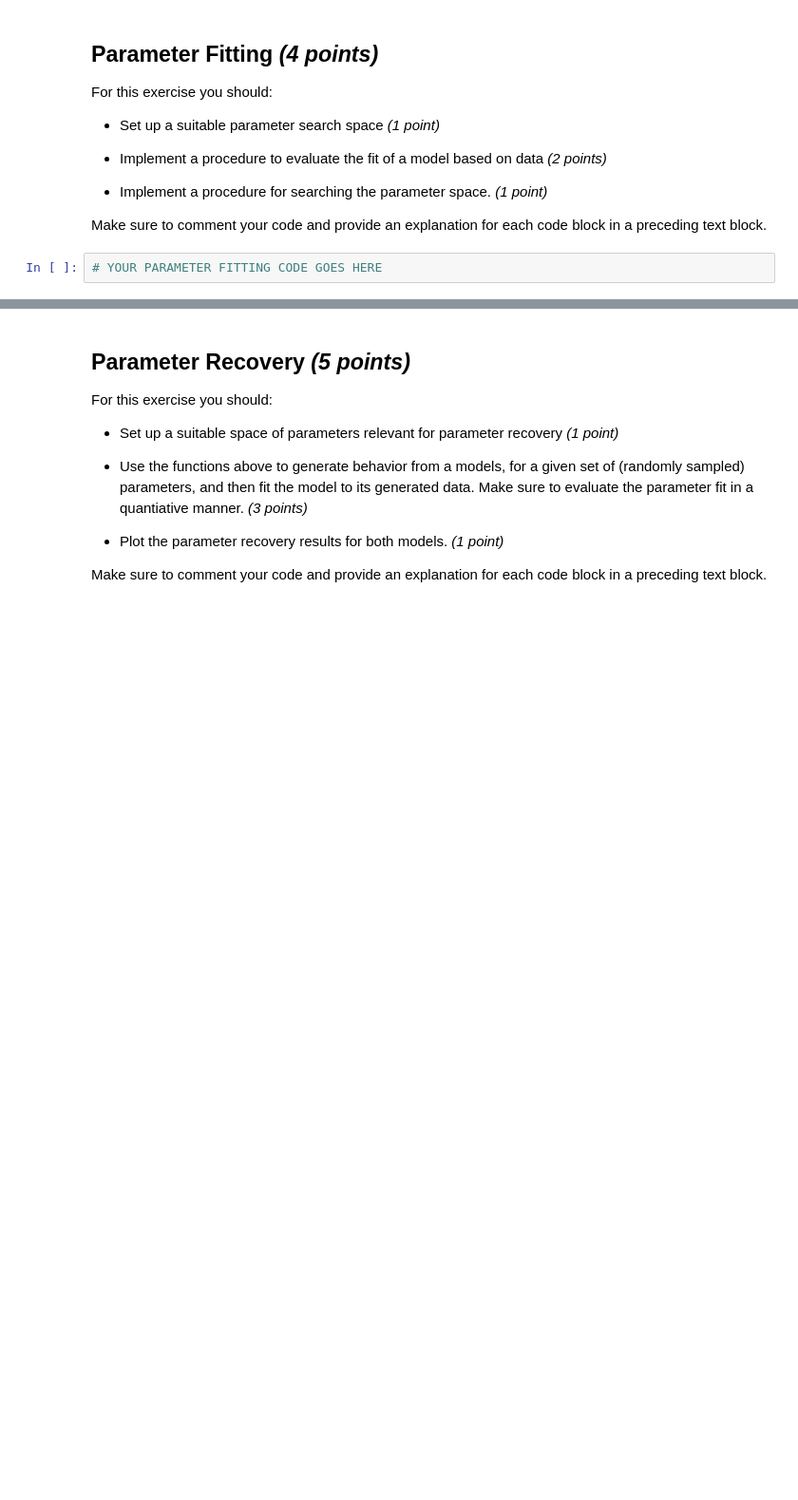
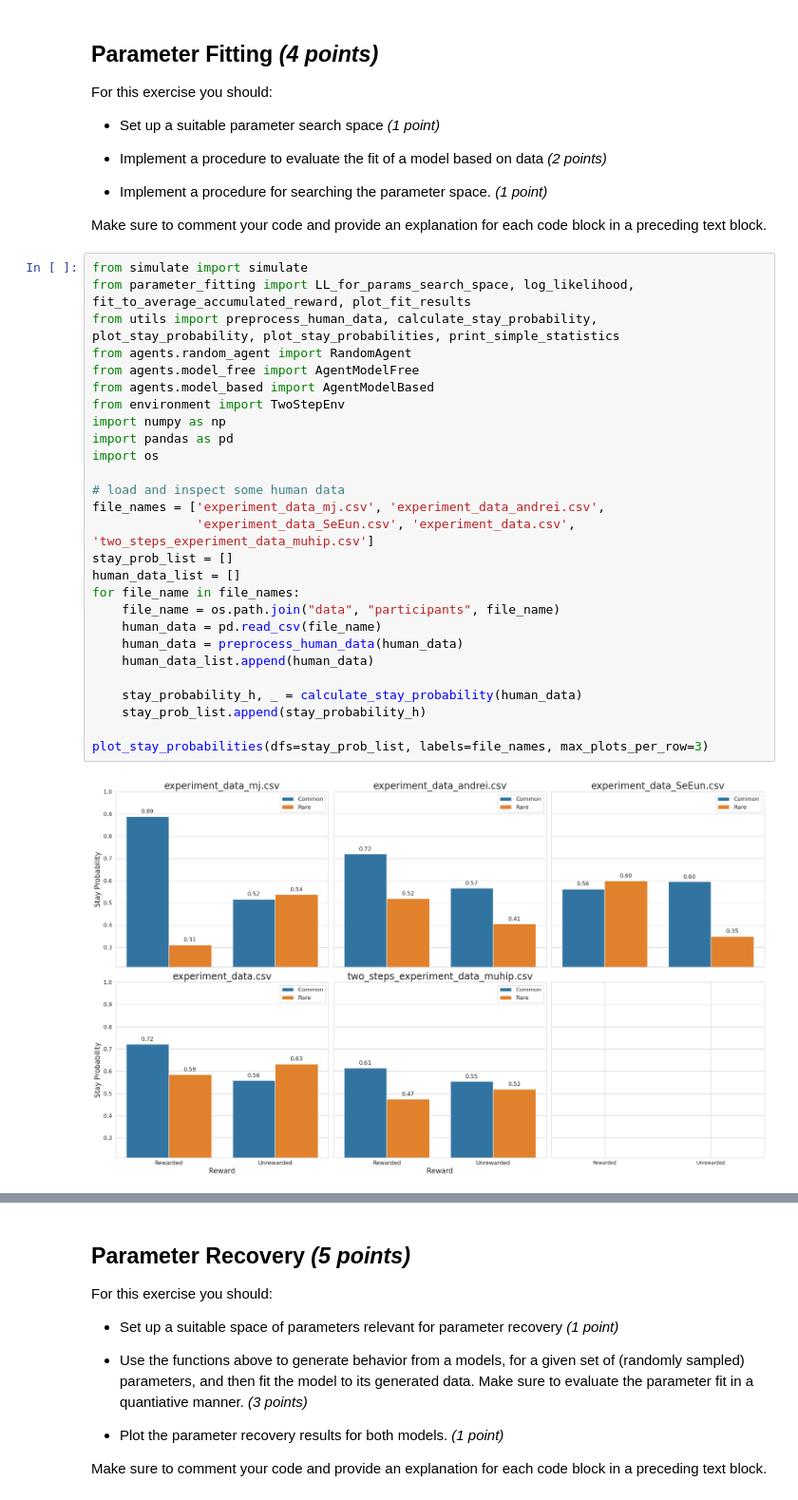
Before and after one commit to imtezcan/rl-twoStepTask, a Jupyter notebook: modeling_procedure.ipynb, the cells around one changed output, grey strips where cells are left out. Shown at 95% size. Cells and saved outputs as stored; diff of their text form; blank space fills up the shorter version.

```diff
--- a/modeling_procedure.ipynb
+++ b/modeling_procedure.ipynb
@@ -178,5 +189,32 @@ For this exercise you should:
 *   Implement a procedure for searching the parameter space. *(1 point)*
 
 Make sure to comment your code and provide an explanation for each code block in a preceding text block.
-# %%
-# YOUR PARAMETER FITTING CODE GOES HERE
+# %%
+from simulate import simulate
+from parameter_fitting import LL_for_params_search_space, log_likelihood, fit_to_average_accumulated_reward, plot_fit_results
+from utils import preprocess_human_data, calculate_stay_probability, plot_stay_probability, plot_stay_probabilities, print_simple_statistics
+from agents.random_agent import RandomAgent
+from agents.model_free import AgentModelFree
+from agents.model_based import AgentModelBased
+from environment import TwoStepEnv
+import numpy as np
+import pandas as pd
+import os
+
+# load and inspect some human data
+file_names = ['experiment_data_mj.csv', 'experiment_data_andrei.csv',
+              'experiment_data_SeEun.csv', 'experiment_data.csv', 'two_steps_experiment_data_muhip.csv']
+stay_prob_list = []
+human_data_list = []
+for file_name in file_names:
+    file_name = os.path.join("data", "participants", file_name)
+    human_data = pd.read_csv(file_name)
+    human_data = preprocess_human_data(human_data)
+    human_data_list.append(human_data)
+
+    stay_probability_h, _ = calculate_stay_probability(human_data)
+    stay_prob_list.append(stay_probability_h)
+
+plot_stay_probabilities(dfs=stay_prob_list, labels=file_names, max_plots_per_row=3)
+# %% [output]
+[figure, added]
```
Also changed, not shown: parts of 9 cells of this notebook, 6 other files.
